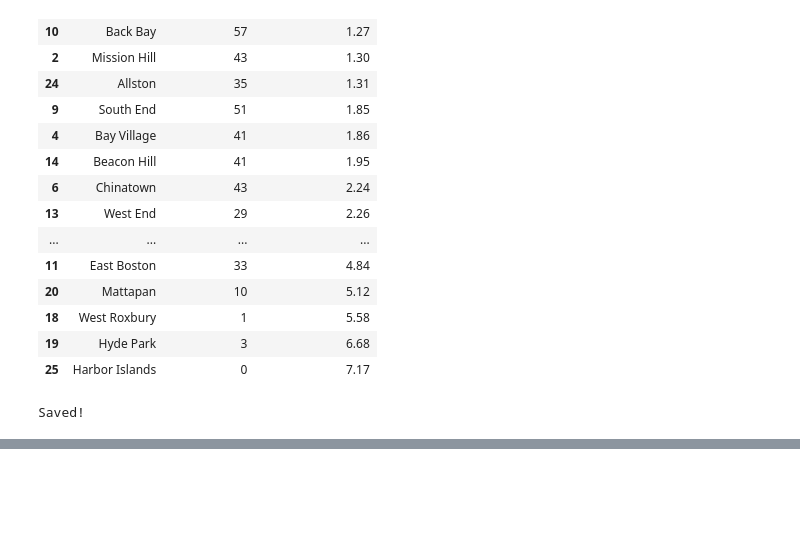
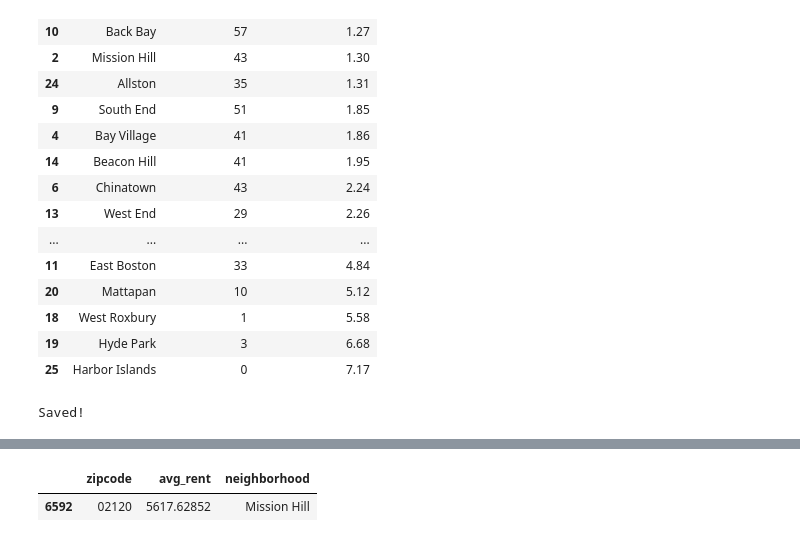
Before and after one commit to Kpop-Smoke/bu-neighborhood-recommender, a Jupyter notebook: notebooks/02_spatial_join.ipynb, the cells around one changed output, grey strips where cells are left out. Cells and saved outputs as stored; diff of their text form; code cells hidden in the pictures; blank space fills up the shorter version.

```diff
--- a/notebooks/02_spatial_join.ipynb
+++ b/notebooks/02_spatial_join.ipynb
@@ -256,0 +319,5 @@ Saved!
+# %%
+boston_rent = boston_rent[['RegionName', '2026-01-31']].copy()
+boston_rent.columns = ['zipcode', 'avg_rent']
+boston_rent['zipcode'] = boston_rent['zipcode'].astype(str)
+print(boston_rent)
@@ -256,0 +342,3 @@ Saved!
+# %%
+boston_rent['zipcode'] = boston_rent['zipcode'].str.zfill(5)
+print(boston_rent['zipcode'].tolist())
@@ -256,0 +347,33 @@ Saved!
+# %%
+zip_to_neighborhood = {
+    '02108': 'Beacon Hill',
+    '02109': 'North End',
+    '02110': 'Downtown',
+    '02111': 'Chinatown',
+    '02113': 'North End',
+    '02114': 'West End',
+    '02115': 'Fenway',
+    '02116': 'Back Bay',
+    '02118': 'South End',
+    '02119': 'Roxbury',
+    '02120': 'Mission Hill',
+    '02121': 'Dorchester',
+    '02122': 'Dorchester',
+    '02124': 'Dorchester',
+    '02125': 'Dorchester',
+    '02126': 'Mattapan',
+    '02127': 'South Boston',
+    '02128': 'East Boston',
+    '02129': 'Charlestown',
+    '02130': 'Jamaica Plain',
+    '02131': 'Roslindale',
+    '02132': 'West Roxbury',
+    '02134': 'Allston',
+    '02135': 'Brighton',
+    '02136': 'Hyde Park',
+    '02210': 'South Boston Waterfront',
+    '02215': 'Fenway'
+}
+
+boston_rent['neighborhood'] = boston_rent['zipcode'].map(zip_to_neighborhood)
+print(boston_rent)
@@ -256,0 +419,5 @@ Saved!
+# %%
+boston_rent[boston_rent['neighborhood'] == 'Mission Hill']
+# %% [output]
+|  | zipcode | avg_rent | neighborhood |
+| 6592 | 02120 | 5617.62852 | Mission Hill |
```
Also changed, not shown: parts of 11 cells of this notebook.
